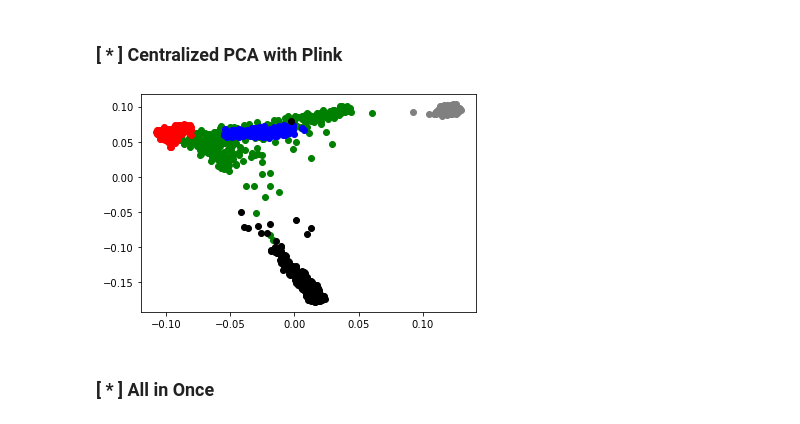
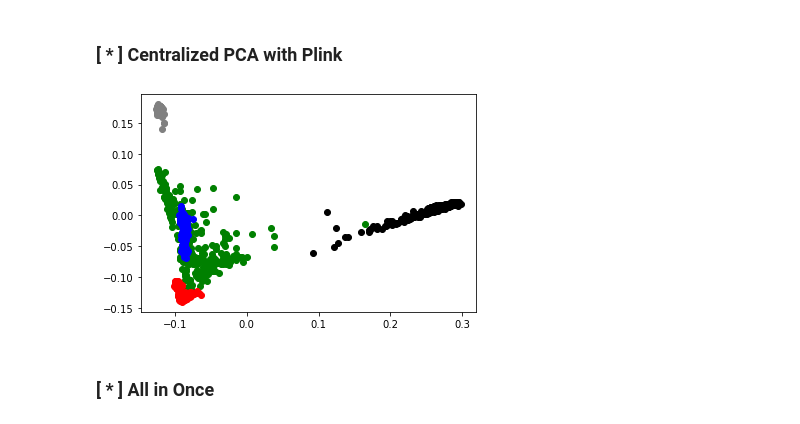
Before and after one commit to genxnetwork/fl-genomics, a Jupyter notebook: src/JupyterNotebooks/Federated PCA Demostration on 1000 Genomes Data.ipynb, the cells around one changed output. Drawn from its saved outputs; the diff is of its cells as text; code cells hidden in the pictures.

```diff
--- a/src/JupyterNotebooks/Federated PCA Demostration on 1000 Genomes Data.ipynb
+++ b/src/JupyterNotebooks/Federated PCA Demostration on 1000 Genomes Data.ipynb
@@ -41,3 +56,5 @@ The number of ramaining variants
+# %%
+federated_pca_runner.run()
 # %% [markdown]
 ### [ 2 ] Compute Allele Frequencies for ALL Data
 
@@ -82,8 +99,9 @@ colors = {
     'EAS': 'grey'
 }
 
-for node in federated_pca.NODES[::-1]:
-    evectors = federated_pca.read_evectors_from_sscore(node)
-    plt.scatter(evectors.iloc[:, [0]], evectors.iloc[:, [1]], c=colors[node])
+for node in federated_pca_runner.nodes:
+    evectors = pd.read_csv(f'{SPLIT_DIRECTORY}/federated_pca/{node}/fold_9_train_projections.csv.eigenvec.sscore', sep='\t')
+    evectors = evectors.drop(evectors.columns[1:3], axis=1).rename(columns={'#IID': 'IID'}).set_index('IID')
+    plt.scatter(evectors.iloc[:, [1]], evectors.iloc[:, [2]], c=colors[node])
 
 plt.show()
@@ -91,0 +108,11 @@ plt.show()
+# %%
+evectors = pd.read_csv(f'{SPLIT_DIRECTORY}/federated_pca/ALL/fold_3_train_projections.csv.eigenvec.sscore', sep='\t')
+evectors = evectors.drop(evectors.columns[1:3], axis=1).rename(columns={'#IID': 'IID'}).set_index('IID')
+samples = pd.read_csv('/mnt/genx-bio-share/TG/data/chip/igsr_samples.tsv', sep='\t', header=0)
+codes = pd.merge(evectors, samples, left_on='IID', right_on='Sample name')['Superpopulation code'].to_numpy()
+
+for node in federated_pca_runner.nodes:
+    selector = (codes == node)
+    plt.scatter(evectors.iloc[selector, [7]], evectors.iloc[selector, [8]], c=colors[node])
+
+plt.show()
@@ -91,0 +121,11 @@ plt.show()
+# %%
+evectors = pd.read_csv(f'{SPLIT_DIRECTORY}/federated_pca/ALL/fold_9_train_projections.csv.eigenvec.sscore', sep='\t')
+evectors = evectors.drop(evectors.columns[1:3], axis=1).rename(columns={'#IID': 'IID'}).set_index('IID')
+samples = pd.read_csv('/mnt/genx-bio-share/TG/data/chip/igsr_samples.tsv', sep='\t', header=0)
+codes = pd.merge(evectors, samples, left_on='IID', right_on='Sample name')['Superpopulation code'].to_numpy()
+
+for node in federated_pca_runner.nodes:
+    selector = (codes == node)
+    plt.scatter(evectors.iloc[selector, [7]], evectors.iloc[selector, [8]], c=colors[node])
+
+plt.show()
@@ -111,18 +165,16 @@ subprocess.run([
 # %%
-samples = pd.read_csv('/media/storage/TG/data/chip/igsr_samples.tsv', sep='\t', header=0)
-samples.head()
+samples = pd.read_csv('/mnt/genx-bio-share/TG/data/chip/igsr_samples.tsv', sep='\t', header=0)
 
-
-input_sscore_file = federated_pca.PCA_FOLDER +  '/ALL.projection.sscore'
+input_sscore_file = f'{SPLIT_DIRECTORY}/pca/ALL/fold_9_train_projections.csv.eigenvec.sscore'
 sscore = pd.read_csv(input_sscore_file, sep='\t', header=0)
 codes = pd.merge(sscore, samples, left_on='#IID', right_on='Sample name')['Superpopulation code'].to_numpy()
 
 evectors = sscore[sscore.columns[3:]]
-for node in federated_pca.NODES[::-1]:
+for node in federated_pca_runner.nodes:
     selector = (codes == node)
-    plt.scatter(evectors.iloc[selector, [1]], evectors.iloc[selector, [0]], c=colors[node])
+    plt.scatter(-evectors.iloc[selector, [0]], evectors.iloc[selector, [1]], c=colors[node])
 # %% [output]
-[figure, old version]
+[figure, new version]
 # %% [markdown]
 ### [ * ] All in Once
 # %%
```
Also changed, not shown: parts of 18 cells of this notebook, 14 other files.
